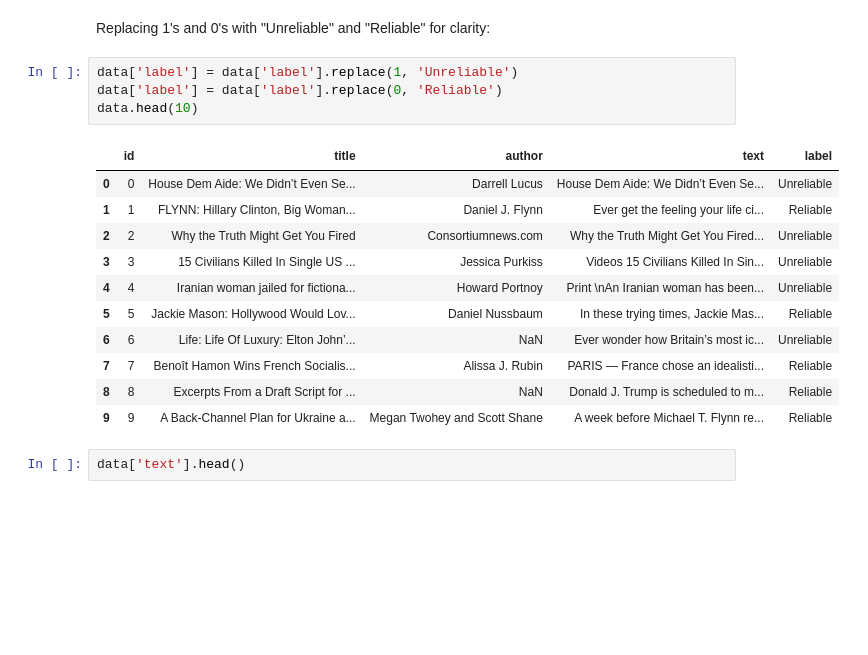
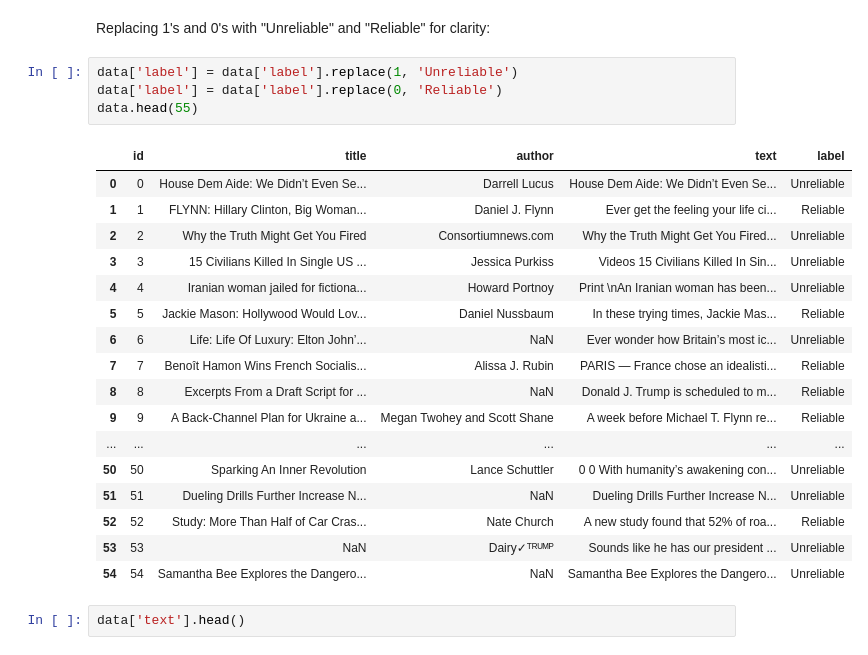
Before and after one commit to ridicholas/FAKENEWS-, a Jupyter notebook: Fake News Detection.ipynb, the cells around one changed output. Drawn from its saved outputs; the diff is of its cells as text; blank space fills up the shorter version.

```diff
--- a/Fake News Detection.ipynb
+++ b/Fake News Detection.ipynb
@@ -57,19 +64,25 @@ Replacing 1's and 0's with "Unreliable" and "Reliable" for clarity:
 # %%
 data['label'] = data['label'].replace(1, 'Unreliable')
 data['label'] = data['label'].replace(0, 'Reliable')
-data.head(10)
+data.head(55)
 # %% [output]
 |  | id | title | author | text | label |
 | 0 | 0 | House Dem Aide: We Didn’t Even Se... | Darrell Lucus | House Dem Aide: We Didn’t Even Se... | Unreliable |
 | 1 | 1 | FLYNN: Hillary Clinton, Big Woman... | Daniel J. Flynn | Ever get the feeling your life ci... | Reliable |
 | 2 | 2 | Why the Truth Might Get You Fired | Consortiumnews.com | Why the Truth Might Get You Fired... | Unreliable |
 | 3 | 3 | 15 Civilians Killed In Single US ... | Jessica Purkiss | Videos 15 Civilians Killed In Sin... | Unreliable |
 | 4 | 4 | Iranian woman jailed for fictiona... | Howard Portnoy | Print \nAn Iranian woman has been... | Unreliable |
 | 5 | 5 | Jackie Mason: Hollywood Would Lov... | Daniel Nussbaum | In these trying times, Jackie Mas... | Reliable |
 | 6 | 6 | Life: Life Of Luxury: Elton John’... | NaN | Ever wonder how Britain’s most ic... | Unreliable |
 | 7 | 7 | Benoît Hamon Wins French Socialis... | Alissa J. Rubin | PARIS — France chose an idealisti... | Reliable |
 | 8 | 8 | Excerpts From a Draft Script for ... | NaN | Donald J. Trump is scheduled to m... | Reliable |
 | 9 | 9 | A Back-Channel Plan for Ukraine a... | Megan Twohey and Scott Shane | A week before Michael T. Flynn re... | Reliable |
+| ... | ... | ... | ... | ... | ... |
+| 50 | 50 | Sparking An Inner Revolution | Lance Schuttler | 0 0 With humanity’s awakening con... | Unreliable |
+| 51 | 51 | Dueling Drills Further Increase N... | NaN | Dueling Drills Further Increase N... | Unreliable |
+| 52 | 52 | Study: More Than Half of Car Cras... | Nate Church | A new study found that 52% of roa... | Reliable |
+| 53 | 53 | NaN | Dairy✓ᵀᴿᵁᴹᴾ | Sounds like he has our president ... | Unreliable |
+| 54 | 54 | Samantha Bee Explores the Dangero... | NaN | Samantha Bee Explores the Dangero... | Unreliable |
 # %%
 data['text'].head()
 # %% [output]
```
Also changed, not shown: parts of 36 cells of this notebook.
